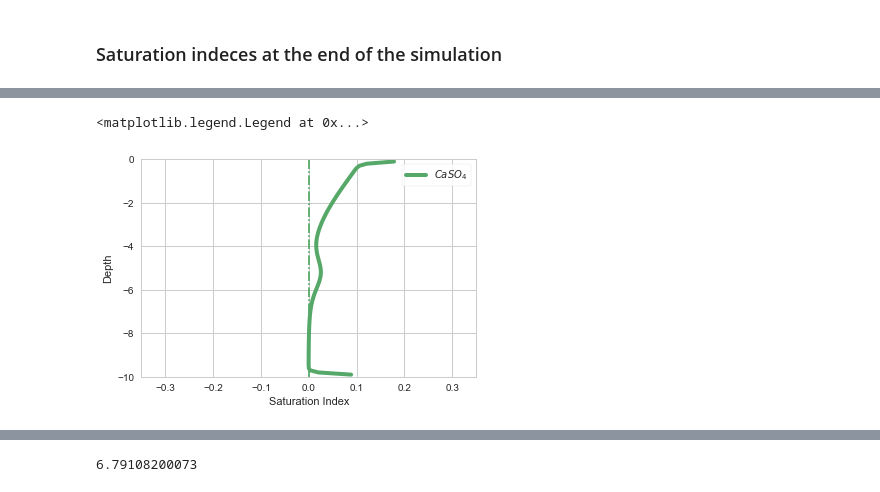
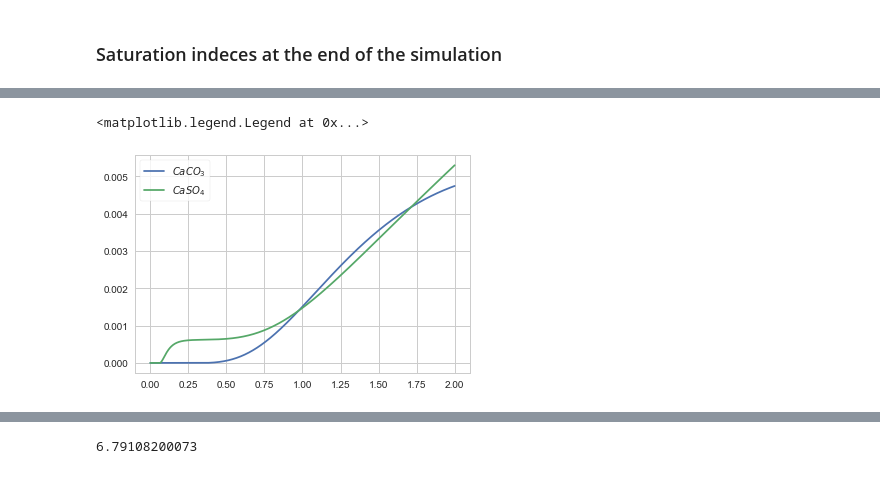
Before and after one commit to biogeochemistry/PorousMediaLab, a Jupyter notebook: examples/acid_base_example.ipynb, the cells around one changed output, grey strips where cells are left out. Saved outputs shown, nothing was run; the diff lists cells and outputs as text; code cells hidden in the pictures.

```diff
--- a/examples/acid_base_example.ipynb
+++ b/examples/acid_base_example.ipynb
@@ -123,12 +133,8 @@ plt.legend(frameon=1)
-# %%
-import seaborn as sns
-plt.plot(np.log10(ftc.profiles.Ca*ftc.profiles.SO4/ftc.constants['Ks_CaSO4']), -ftc.x, c=sns.color_palette("deep", 10)[1], label='$CaSO_4$', lw=4)
-plt.xlim(-.35,0.35)
-plt.ylim(-10,0.0)
-plt.axvline(0, ls='-.', c=sns.color_palette("deep", 10)[1])
-plt.ylabel('Depth')
-plt.xlabel('Saturation Index')
-plt.legend(frameon=1)
-# %% [output]
-<matplotlib.legend.Legend at 0x...>
-[figure, removed]
+# %%
+# plt.plot(ftc.time, ftc.Ca.concentration[50,:], label='Ca')
+plt.plot(ftc.time, ftc.CaCO3.concentration[50,:], label='$CaCO_3$')
+plt.plot(ftc.time, ftc.CaSO4.concentration[50,:], label='$CaSO_4$')
+plt.legend(frameon=1)
+# %% [output]
+<matplotlib.legend.Legend at 0x...>
+[figure, added]
```
Also changed, not shown: parts of 8 cells of this notebook, 2 other files.
